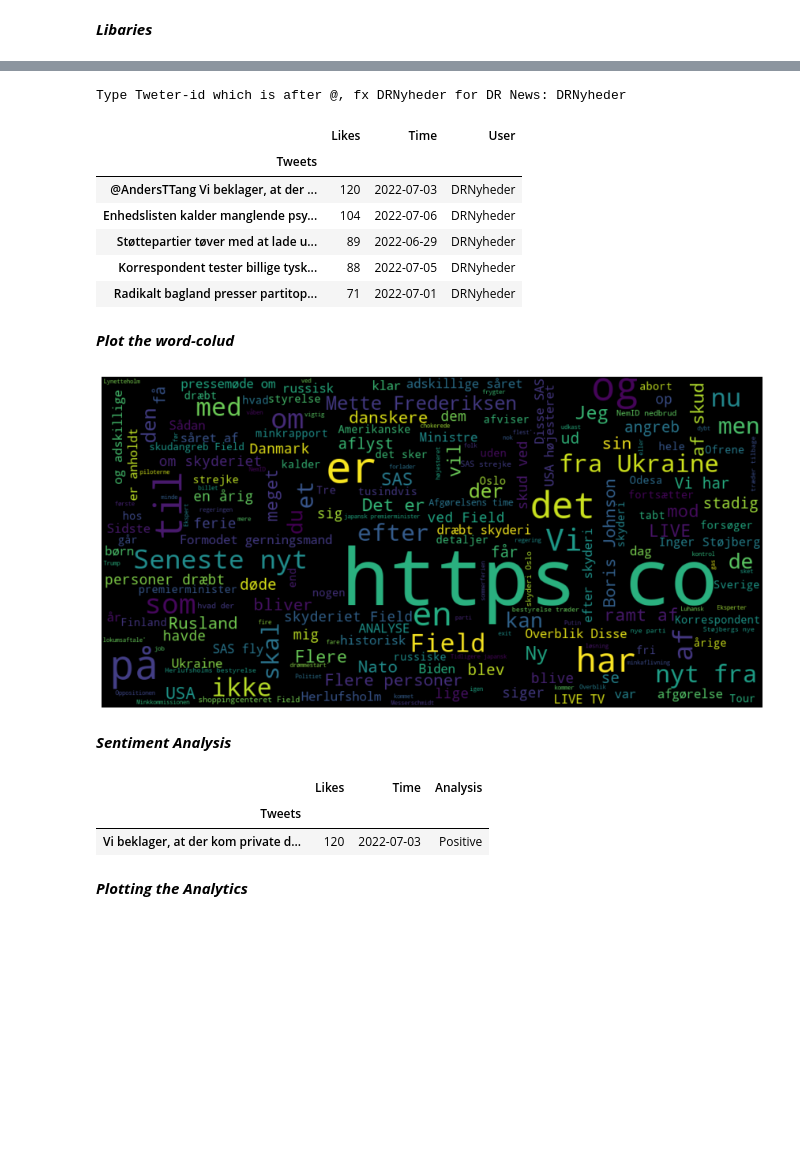
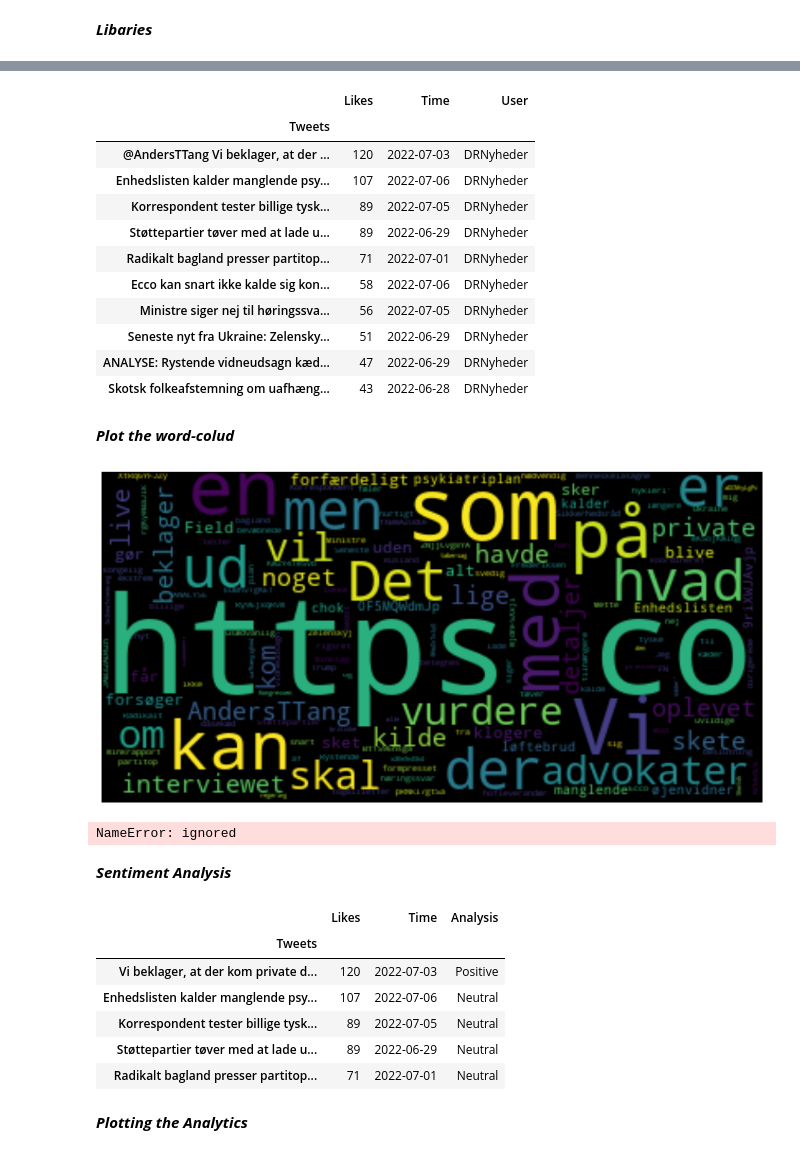
Before and after one commit to mrchapagain/SocialNetworkAnalytics, a Jupyter notebook: TwiteerDataAnalytics-singleClass.ipynb, the cells around one changed output, grey strips where cells are left out. Cells and saved outputs as stored; diff of their text form; code cells hidden in the pictures; blank space fills up the shorter version.

```diff
--- a/TwiteerDataAnalytics-singleClass.ipynb
+++ b/TwiteerDataAnalytics-singleClass.ipynb
@@ -58,6 +159,6 @@ def tweets_by_user(user):
 # %%
 # Enter the Tweeter user-Id and see the data
-tweeter_id= input("Type Tweter-id which is after @, fx DRNyheder for DR News: ") # fxDRNyheder
+tweeter_id= "DRNyheder" #input("Type Tweter-id which is after @, fx DRNyheder for DR News: ") # fxDRNyheder
 df_user_tweet= tweets_by_user(tweeter_id)
 
 df_user_tweet.head()
@@ -65,31 +166,47 @@ df_user_tweet.head()
 # Top most liked tweets
 mostlike_df_user_tweet= df_user_tweet.loc[df_user_tweet.Likes.nlargest(10).index]
 mostlike_df_user_tweet.head()
+mn=mostlike_df_user_tweet
+mn
 # %% [output]
-Type Tweter-id which is after @, fx DRNyheder for DR News: DRNyheder
 |  | Likes | Time | User |
 | Tweets |  |  |  |
 | @AndersTTang Vi beklager, at der ... | 120 | 2022-07-03 | DRNyheder |
-| Enhedslisten kalder manglende psy... | 104 | 2022-07-06 | DRNyheder |
+| Enhedslisten kalder manglende psy... | 107 | 2022-07-06 | DRNyheder |
+| Korrespondent tester billige tysk... | 89 | 2022-07-05 | DRNyheder |
 | Støttepartier tøver med at lade u... | 89 | 2022-06-29 | DRNyheder |
-| Korrespondent tester billige tysk... | 88 | 2022-07-05 | DRNyheder |
 | Radikalt bagland presser partitop... | 71 | 2022-07-01 | DRNyheder |
+| Ecco kan snart ikke kalde sig kon... | 58 | 2022-07-06 | DRNyheder |
+| Ministre siger nej til høringssva... | 56 | 2022-07-05 | DRNyheder |
+| Seneste nyt fra Ukraine: Zelensky... | 51 | 2022-06-29 | DRNyheder |
+| ANALYSE: Rystende vidneudsagn kæd... | 47 | 2022-06-29 | DRNyheder |
+| Skotsk folkeafstemning om uafhæng... | 43 | 2022-06-28 | DRNyheder |
 # %% [markdown]
 ***Plot the word-colud***
 # %%
 #Plot the word cloud
+from wordcloud import WordCloud
+from io import BytesIO
+import base64
 def wordcloud_plot(df_col):
-  from wordcloud import WordCloud
+  buf = BytesIO()
   allWords= ' '.join( [twts for twts in df_col] )
-  wordCloud = WordCloud(width= 1000, height=500, random_state=21, max_font_size= 119).generate(allWords)
+  wordCloud = WordCloud(random_state=21, max_font_size= 119).generate(allWords)
   plt.figure(figsize=(15,10))
   plt.imshow(wordCloud, interpolation = "bilinear")
   plt.axis('off')
-  plt.show()
+  plt.savefig(buf, format='png', dpi=300)
+  image_base64 = base64.b64encode(buf.getvalue()).decode('utf-8').replace('\n', '')
+  buf.close()
 
-wordcloud_plot(df_user_tweet.index)
+
+m=wordcloud_plot(mn.index)
 # %% [output]
-[figure, old version]
+[figure, new version]
+# %%
+image_base64
+# %% [output]
+NameError: ignored
 # %% [markdown]
 ***Sentiment Analysis***
 # %%
@@ -129,14 +246,19 @@ def SentimentAnalysis(df):
 
   df['Analysis']= df['Polarity'].apply(getAnalysis)
   #show the data
+  df= df[['Tweets', 'Likes', 'Time', 'Analysis']].set_index('Tweets')
   return df
 
-df_sentiment=SentimentAnalysis(mostlike_df_user_tweet.reset_index())
-df_sentiment[['Tweets', 'Likes', 'Time', 'Analysis']].set_index('Tweets').head(1)
+df_sentiment=SentimentAnalysis(mn.reset_index())
+df_sentiment.head()
 # %% [output]
 |  | Likes | Time | Analysis |
 | Tweets |  |  |  |
 | Vi beklager, at der kom private d... | 120 | 2022-07-03 | Positive |
+| Enhedslisten kalder manglende psy... | 107 | 2022-07-06 | Neutral |
+| Korrespondent tester billige tysk... | 89 | 2022-07-05 | Neutral |
+| Støttepartier tøver med at lade u... | 89 | 2022-06-29 | Neutral |
+| Radikalt bagland presser partitop... | 71 | 2022-07-01 | Neutral |
 # %% [markdown]
 ***Plotting the Analytics***
 # %%
```
Also changed, not shown: parts of 3 cells of this notebook.
